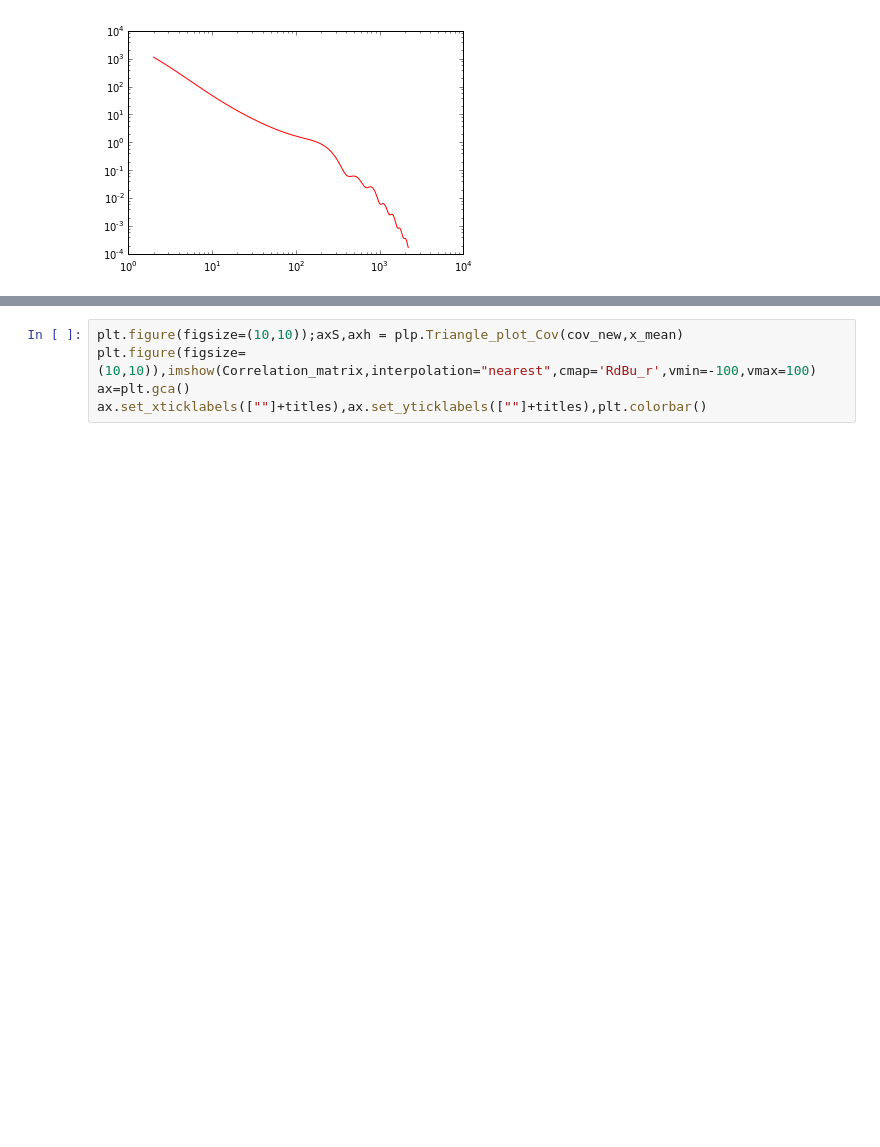
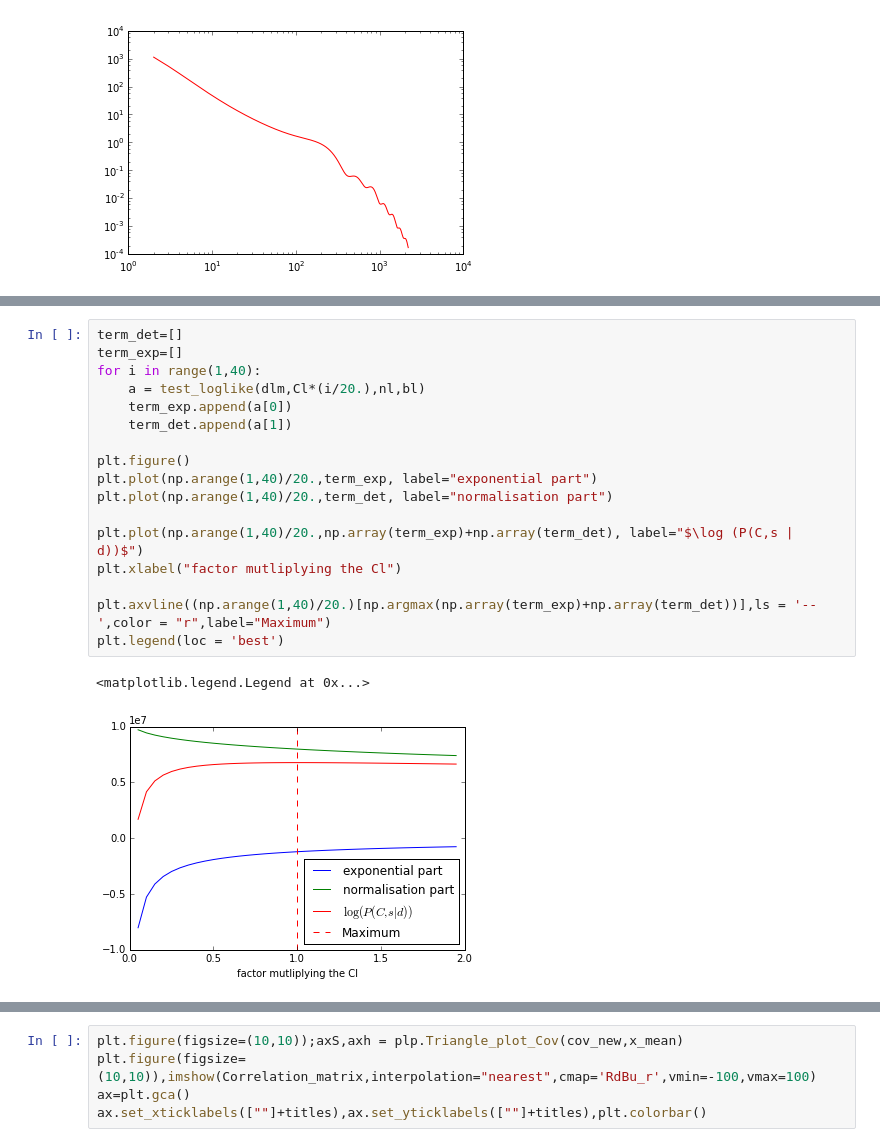
Before and after one commit to BenjaminRacine/MH_MCMC, a Jupyter notebook: Test_parameter_sampler.ipynb, the cells around one changed output, grey strips where cells are left out. Drawn from its saved outputs; the diff is of its cells as text; blank space fills up the shorter version.

```diff
--- a/Test_parameter_sampler.ipynb
+++ b/Test_parameter_sampler.ipynb
@@ -58,0 +87,20 @@ If $A<0$, we generate a random uniform number u: if $log(u)<A$, we accept, other
+# %%
+term_det=[]
+term_exp=[]
+for i in range(1,40):
+    a = test_loglike(dlm,Cl*(i/20.),nl,bl)
+    term_exp.append(a[0])
+    term_det.append(a[1])
+
+plt.figure()
+plt.plot(np.arange(1,40)/20.,term_exp, label="exponential part")
+plt.plot(np.arange(1,40)/20.,term_det, label="normalisation part")
+
+plt.plot(np.arange(1,40)/20.,np.array(term_exp)+np.array(term_det), label="$\log (P(C,s | d))$")
+plt.xlabel("factor mutliplying the Cl")
+
+plt.axvline((np.arange(1,40)/20.)[np.argmax(np.array(term_exp)+np.array(term_det))],ls = '--',color = "r",label="Maximum")
+plt.legend(loc = 'best')
+# %% [output]
+<matplotlib.legend.Legend at 0x...>
+[figure, added]
```
Also changed, not shown: parts of 4 cells of this notebook.
